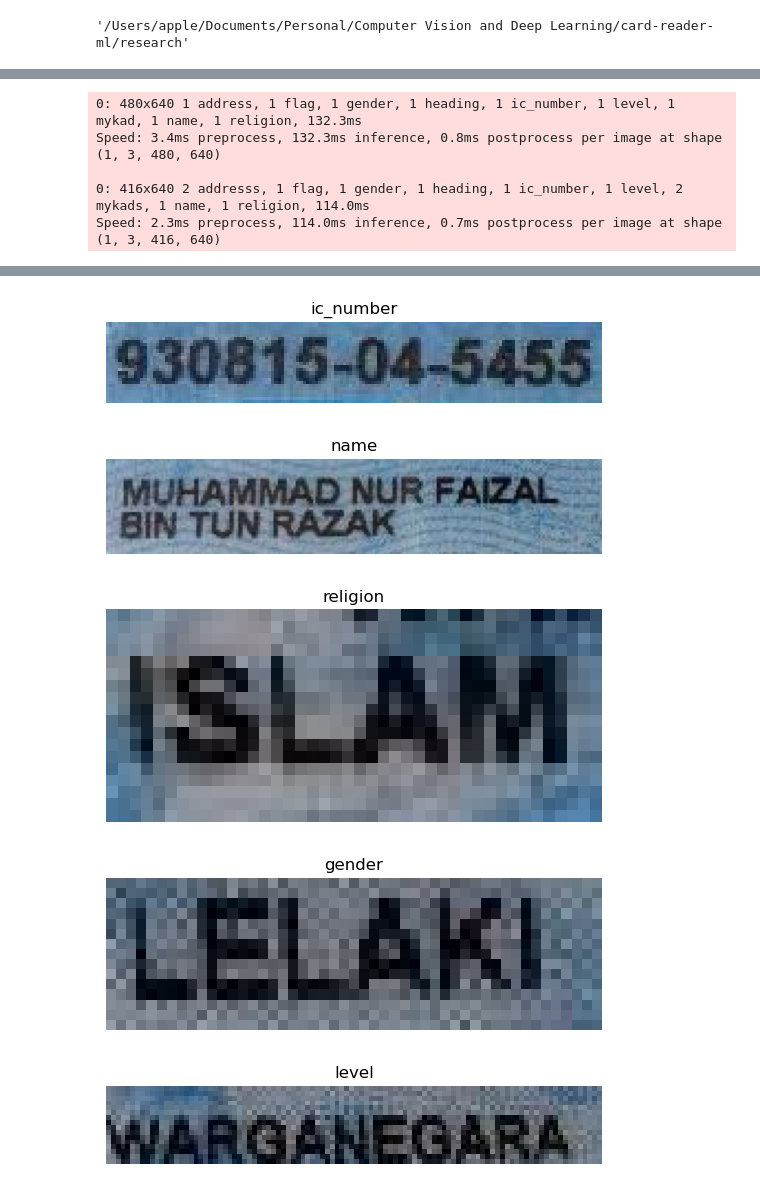
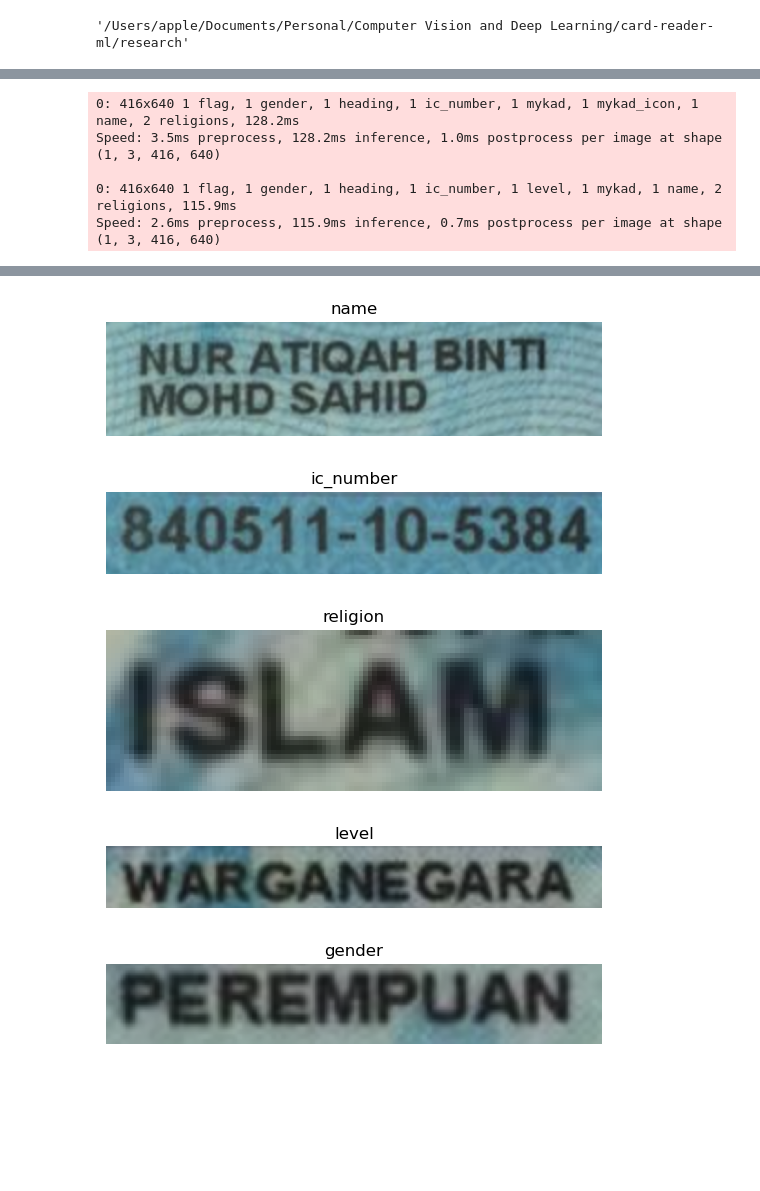
Before and after one commit to hbbolaji/card-reader-ml, a Jupyter notebook: research/image_processing.ipynb, the cells around one changed output, grey strips where cells are left out. Drawn from its saved outputs; the diff is of its cells as text; code cells hidden in the pictures; blank space fills up the shorter version.

```diff
--- a/research/image_processing.ipynb
+++ b/research/image_processing.ipynb
@@ -93,8 +93,8 @@ class LayoutPredictionPipeline:
           if not self.is_excluded(class_name):
             layout = self.layout_extraction(self.card, box)
             print(layout.shape, class_name, box.conf)
-            # if layout.shape[1] != 0:
-            imshow(layout, f"{class_name} {box.conf}")
+            if layout.shape[1] != 0:
+              imshow(layout, f"{class_name} {box.conf}")
       #       output = self.reader.readtext(layout)
       #       text = self.text_extraction(output=output)
       #       response[class_name] = text
@@ -103,7 +103,7 @@ class LayoutPredictionPipeline:
       logger.error(e)
       raise e
 # %%
-ic = cv.imread('data/92.jpg')
+ic = cv.imread('data/20.jpg')
 ic = cv.cvtColor(ic, cv.COLOR_BGR2RGB)
 # ret, thresh = cv.threshold(ic, 125, 255, cv.THRESH_BINARY_INV)
 # imshow(thresh, 'thresh')
@@ -112,7 +112,7 @@ ic = cv.cvtColor(ic, cv.COLOR_BGR2RGB)
 predictor = LayoutPredictionPipeline()
 predictor.get_card(ic)
 result = predictor.predict()
-imshow(predictor.card, 'cropped')
+# imshow(predictor.card, 'cropped')
 # imshow(ic, 'original')
 result
 # %% [output]
@@ -120,5 +120,5 @@ result
-0: 480x640 1 address, 1 flag, 1 gender, 1 heading, 1 ic_number, 1 level, 1 mykad, 1 name, 1 religion, 132.3ms
-Speed: 3.4ms preprocess, 132.3ms inference, 0.8ms postprocess per image at shape (1, 3, 480, 640)
+0: 416x640 1 flag, 1 gender, 1 heading, 1 ic_number, 1 mykad, 1 mykad_icon, 1 name, 2 religions, 128.2ms
+Speed: 3.5ms preprocess, 128.2ms inference, 1.0ms postprocess per image at shape (1, 3, 416, 640)
 
-0: 416x640 2 addresss, 1 flag, 1 gender, 1 heading, 1 ic_number, 1 level, 2 mykads, 1 name, 1 religion, 114.0ms
-Speed: 2.3ms preprocess, 114.0ms inference, 0.7ms postprocess per image at shape (1, 3, 416, 640)
+0: 416x640 1 flag, 1 gender, 1 heading, 1 ic_number, 1 level, 1 mykad, 1 name, 2 religions, 115.9ms
+Speed: 2.6ms preprocess, 115.9ms inference, 0.7ms postprocess per image at shape (1, 3, 416, 640)
@@ -126,5 +126,5 @@ Speed: 2.3ms preprocess, 114.0ms inference, 0.7ms postprocess per image at shape
-[figure, old version]
+[figure, new version]
-[figure, old version]
+[figure, new version]
-[figure, old version]
+[figure, new version]
-[figure, old version]
+[figure, new version]
-[figure, old version]
+[figure, new version]
```
Also changed, not shown: parts of 1 cell of this notebook, 4 other files.
